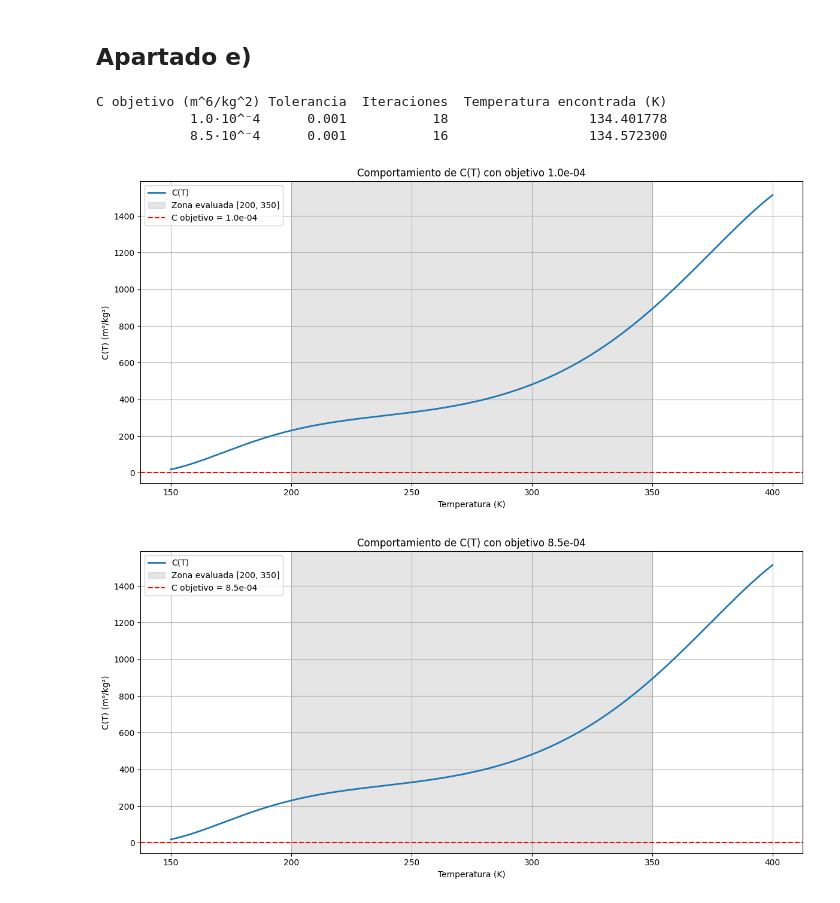
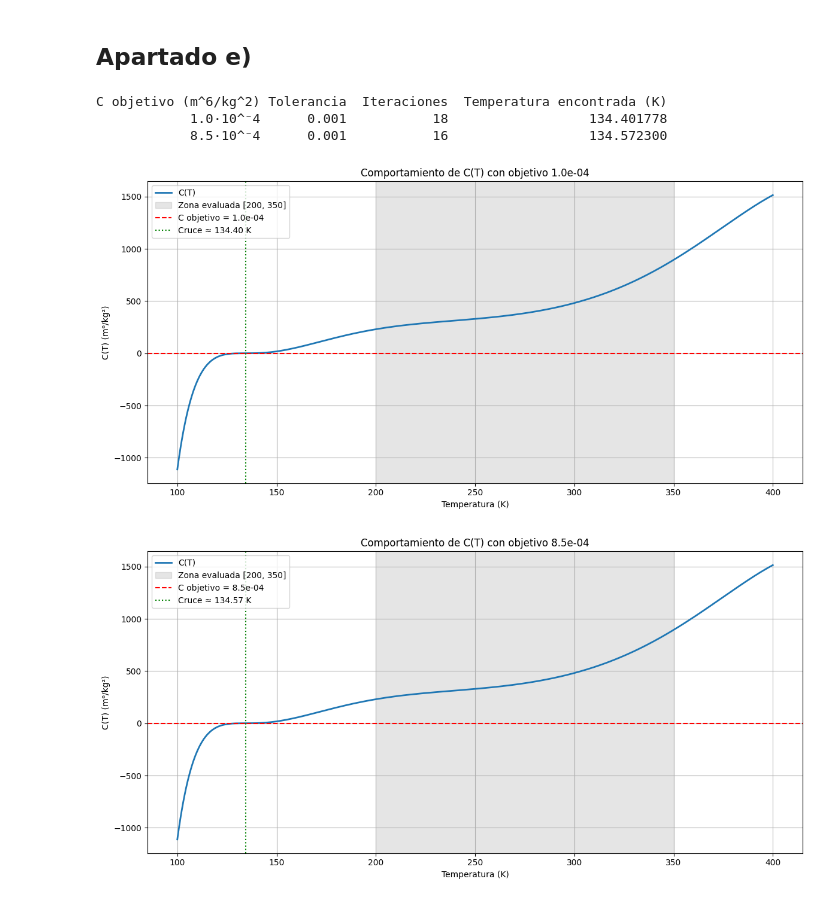
Before and after one commit to AlvaroSantamariaAnton/Caso_practico_1, a Jupyter notebook: Caso_practico_1.ipynb, the cells around one changed output. Cells and saved outputs as stored; diff of their text form; code cells hidden in the pictures.

```diff
--- a/Caso_practico_1.ipynb
+++ b/Caso_practico_1.ipynb
@@ -606,7 +522,7 @@ print(df_resultados.to_string(index=False))
 # ------------------ GRÁFICA ------------------
 
 # Ampliar el rango de temperaturas para ver mejor el comportamiento global
-T_vals_plot = np.linspace(150, 400, 1000)
+T_vals_plot = np.linspace(100, 400, 1000)
 C_vals = [C_T(T_val) for T_val in T_vals_plot]
 
 # Encontrar intersección con el objetivo (si existe dentro del rango)
@@ -756,36 +672,36 @@ print(df_resultados.to_string(index=False))
 
 # ------------------ DOS GRÁFICAS, UNA POR OBJETIVO ------------------
 
-T_vals_plot = np.linspace(150, 400, 1000)
+T_vals_plot = np.linspace(100, 400, 1000)
 C_vals = [C_T(T) for T in T_vals_plot]
 
 for C_target in [1e-4, 8.5e-4]:
     plt.figure(figsize=(12, 6))
     plt.plot(T_vals_plot, C_vals, label='C(T)', linewidth=2)
 
     # Sombrear zona [200, 350]
     plt.axvspan(200, 350, color='gray', alpha=0.2, label='Zona evaluada [200, 350]')
 
     # Línea horizontal del objetivo
     plt.axhline(C_target, linestyle='--', color='red', label=f'C objetivo = {C_target:.1e}')
 
     # Marcar intersección (si la hay)
     for i in range(len(T_vals_plot) - 1):
         if (C_vals[i] - C_target) * (C_vals[i + 1] - C_target) < 0:
             T0, T1 = T_vals_plot[i], T_vals_plot[i + 1]
             T_cross, _ = secante(lambda T: C_T(T) - C_target, T0, T1, 1e-10)
             plt.axvline(T_cross, linestyle=':', color='green', label=f'Cruce ≈ {T_cross:.2f} K')
 
     plt.xlabel('Temperatura (K)')
     plt.ylabel('C(T) (m⁶/kg²)')
     plt.title(f'Comportamiento de C(T) con objetivo {C_target:.1e}')
     plt.grid(True)
     plt.legend()
     plt.tight_layout()
     plt.show()
 # %% [output]
 C objetivo (m^6/kg^2) Tolerancia  Iteraciones  Temperatura encontrada (K)
             1.0·10^⁻4      0.001           18                  134.401778
             8.5·10^⁻4      0.001           16                  134.572300
-[figure, old version]
+[figure, new version]
-[figure, old version]
+[figure, new version]
```
Also changed, not shown: parts of 5 cells of this notebook, 2 other files.
